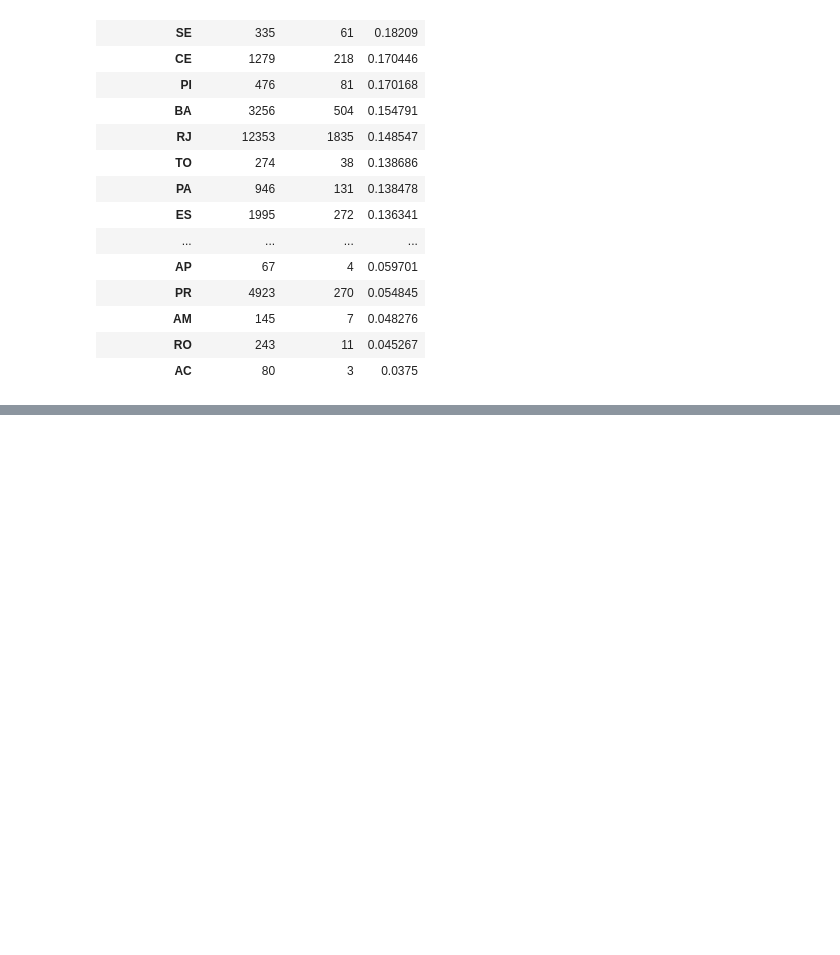
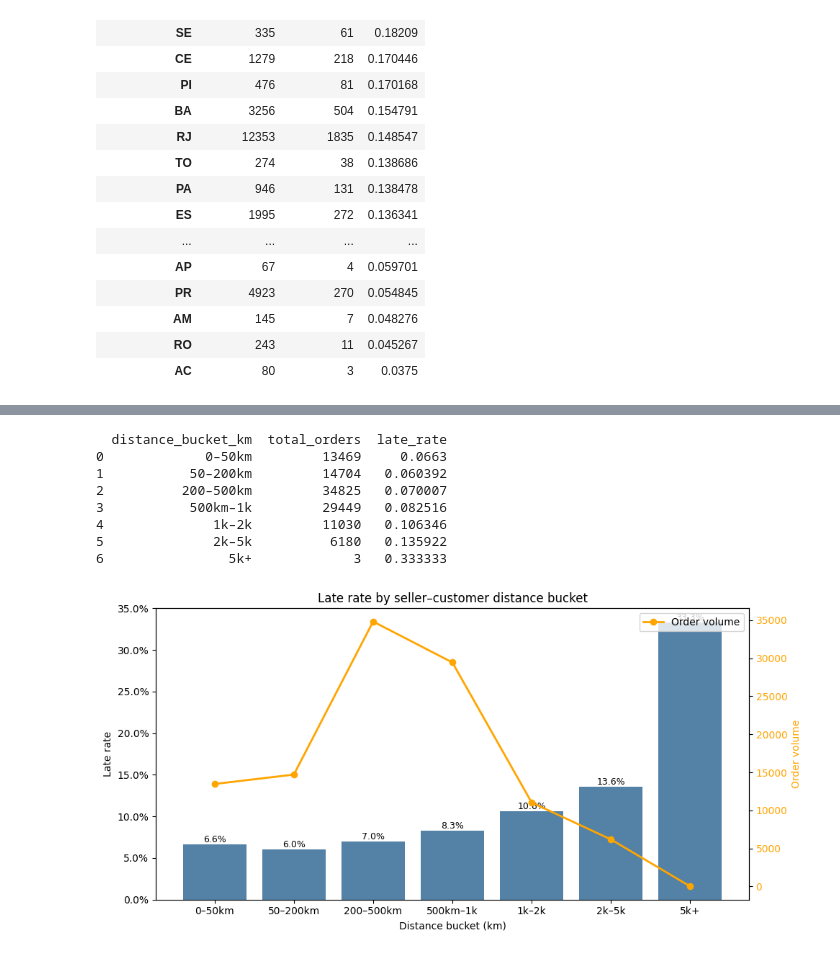
Before and after one commit to Gabverz/Logistics_optimizer, a Jupyter notebook: eda_logistica.ipynb, the cells around one changed output, grey strips where cells are left out. Saved outputs shown, nothing was run; the diff lists cells and outputs as text; code cells hidden in the pictures; blank space fills up the shorter version.

```diff
--- a/eda_logistica.ipynb
+++ b/eda_logistica.ipynb
@@ -246,0 +362,75 @@ plt.show()
+# %%
+# Filter out NA before bucketing
+df_geo = df[df["is_late"].notna() & df["seller_customer_distance_km"].notna()].copy()
+
+# Late rate by distance bucket
+bins   = [0, 50, 200, 500, 1000, 2000, 5000, 10000]
+labels = ["0–50km", "50–200km", "200–500km", "500km–1k", "1k–2k", "2k–5k", "5k+"]
+
+df_geo["distance_bucket_km"] = pd.cut(
+    df_geo["seller_customer_distance_km"],
+    bins=bins,
+    labels=labels,
+    include_lowest=True
+)
+
+distance_late = (
+    df_geo
+    .groupby("distance_bucket_km", observed=True)
+    .agg(
+        total_orders=("is_late", "count"),
+        late_rate=("is_late", lambda x: (x == 1).sum() / len(x))  # evita ambiguidade do NA
+    )
+    .reset_index()
+)
+
+print(distance_late)
+
+# Plot
+fig, ax1 = plt.subplots(figsize=(10, 5))
+
+sns.barplot(
+    data=distance_late,
+    x="distance_bucket_km",
+    y="late_rate",
+    color="steelblue",
+    ax=ax1
+)
+
+for p in ax1.patches:
+    ax1.annotate(
+        f"{p.get_height():.1%}",
+        (p.get_x() + p.get_width() / 2., p.get_height()),
+        ha="center", va="bottom", fontsize=9
+    )
+
+ax1.set_title("Late rate by seller–customer distance bucket")
+ax1.set_xlabel("Distance bucket (km)")
+ax1.set_ylabel("Late rate")
+ax1.yaxis.set_major_formatter(plt.matplotlib.ticker.PercentFormatter(xmax=1))
+
+ax2 = ax1.twinx()
+ax2.plot(
+    distance_late.index,
+    distance_late["total_orders"],
+    color="orange",
+    marker="o",
+    linewidth=2,
+    label="Order volume"
+)
+ax2.set_ylabel("Order volume", color="orange")
+ax2.tick_params(axis="y", labelcolor="orange")
+ax2.legend(loc="upper right")
+
+plt.tight_layout()
+plt.show()
+# %% [output]
+  distance_bucket_km  total_orders  late_rate
+0             0–50km         13469     0.0663
+1           50–200km         14704   0.060392
+2          200–500km         34825   0.070007
+3           500km–1k         29449   0.082516
+4              1k–2k         11030   0.106346
+5              2k–5k          6180   0.135922
+6                5k+             3   0.333333
+[figure, added]
```
Also changed, not shown: parts of 16 cells of this notebook.
